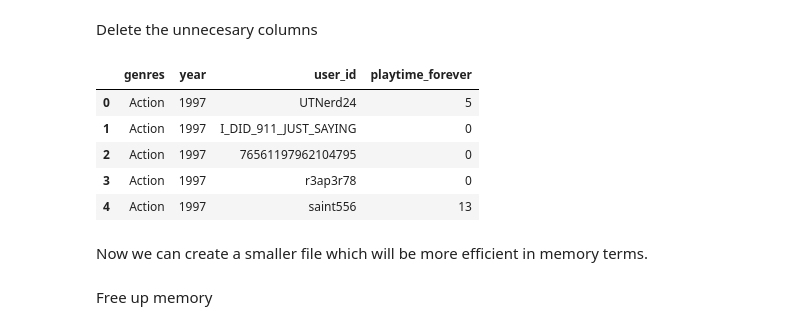
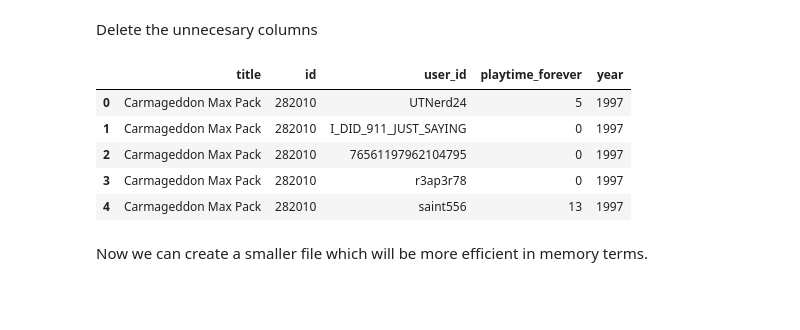
Before and after one commit to PatoMarzi/Steam_ML, a Jupyter notebook: ETL.ipynb, the cells around one changed output. Drawn from its saved outputs; the diff is of its cells as text; code cells hidden in the pictures; blank space fills up the shorter version.

```diff
--- a/ETL.ipynb
+++ b/ETL.ipynb
@@ -350,4 +350,4 @@ We change the 'item_id' column type to int64 so that we can merge both datasets
 # %%
 items['item_id'] = items['item_id'].astype('int64')
 # %%
-df2 = pd.merge(df, items, left_on = 'id', right_on = 'item_id', how = 'inner')
+merged = pd.merge(steam, items, left_on = 'id', right_on = 'item_id', how = 'inner')
@@ -361,0 +363,3 @@ df2.info()
+# %%
+merged['year'] = pd.to_datetime(merged['release_date']).dt.year
+merged['year'] = merged['year'].astype('int64')
@@ -362,19 +375,17 @@ df2.info()
 # %% [markdown]
 Delete the unnecesary columns
 # %%
-df2.drop(['playtime_2weeks', 'item_id', 'id', 'item_name', 'title'], axis = 1, inplace = True)
+merged.drop(['genres', 'playtime_2weeks', 'developer', 'release_date', 'price', 'item_id', 'tags', 'item_name'], axis = 1, inplace = True)
 # %%
-df2.head()
+merged.head()
 # %% [output]
-|  | genres | year | user_id | playtime_forever |
-| 0 | Action | 1997 | UTNerd24 | 5 |
-| 1 | Action | 1997 | I_DID_911_JUST_SAYING | 0 |
-| 2 | Action | 1997 | 76561197962104795 | 0 |
-| 3 | Action | 1997 | r3ap3r78 | 0 |
-| 4 | Action | 1997 | saint556 | 13 |
+|  | title | id | user_id | playtime_forever | year |
+| 0 | Carmageddon Max Pack | 282010 | UTNerd24 | 5 | 1997 |
+| 1 | Carmageddon Max Pack | 282010 | I_DID_911_JUST_SAYING | 0 | 1997 |
+| 2 | Carmageddon Max Pack | 282010 | 76561197962104795 | 0 | 1997 |
+| 3 | Carmageddon Max Pack | 282010 | r3ap3r78 | 0 | 1997 |
+| 4 | Carmageddon Max Pack | 282010 | saint556 | 13 | 1997 |
 # %% [markdown]
 Now we can create a smaller file which will be more efficient in memory terms.
 # %%
 df2.to_parquet('./data/genre_functions.parquet', index = False)
-# %% [markdown]
-Free up memory
```
Also changed, not shown: parts of 21 cells of this notebook, 2 other files.
